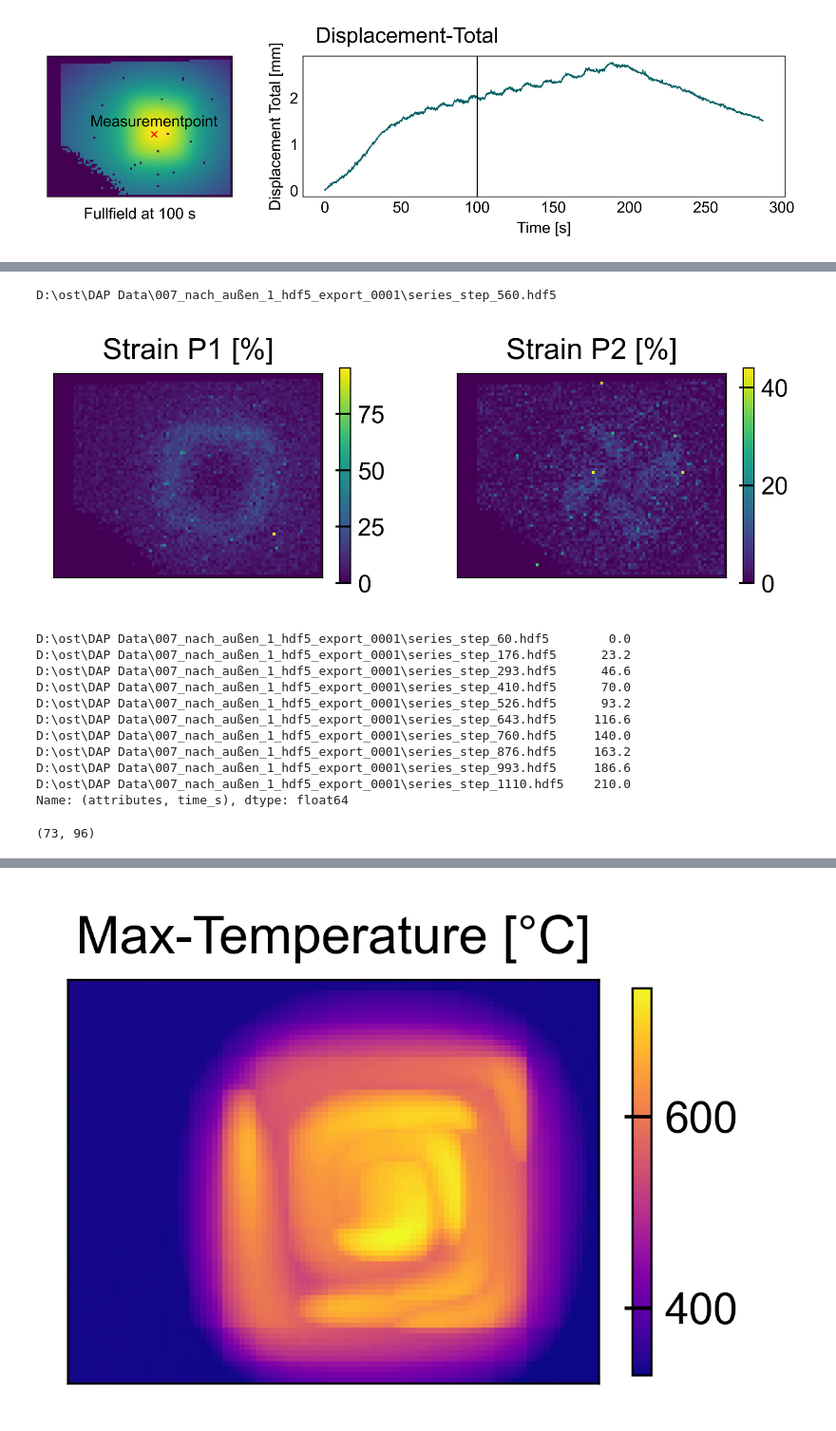
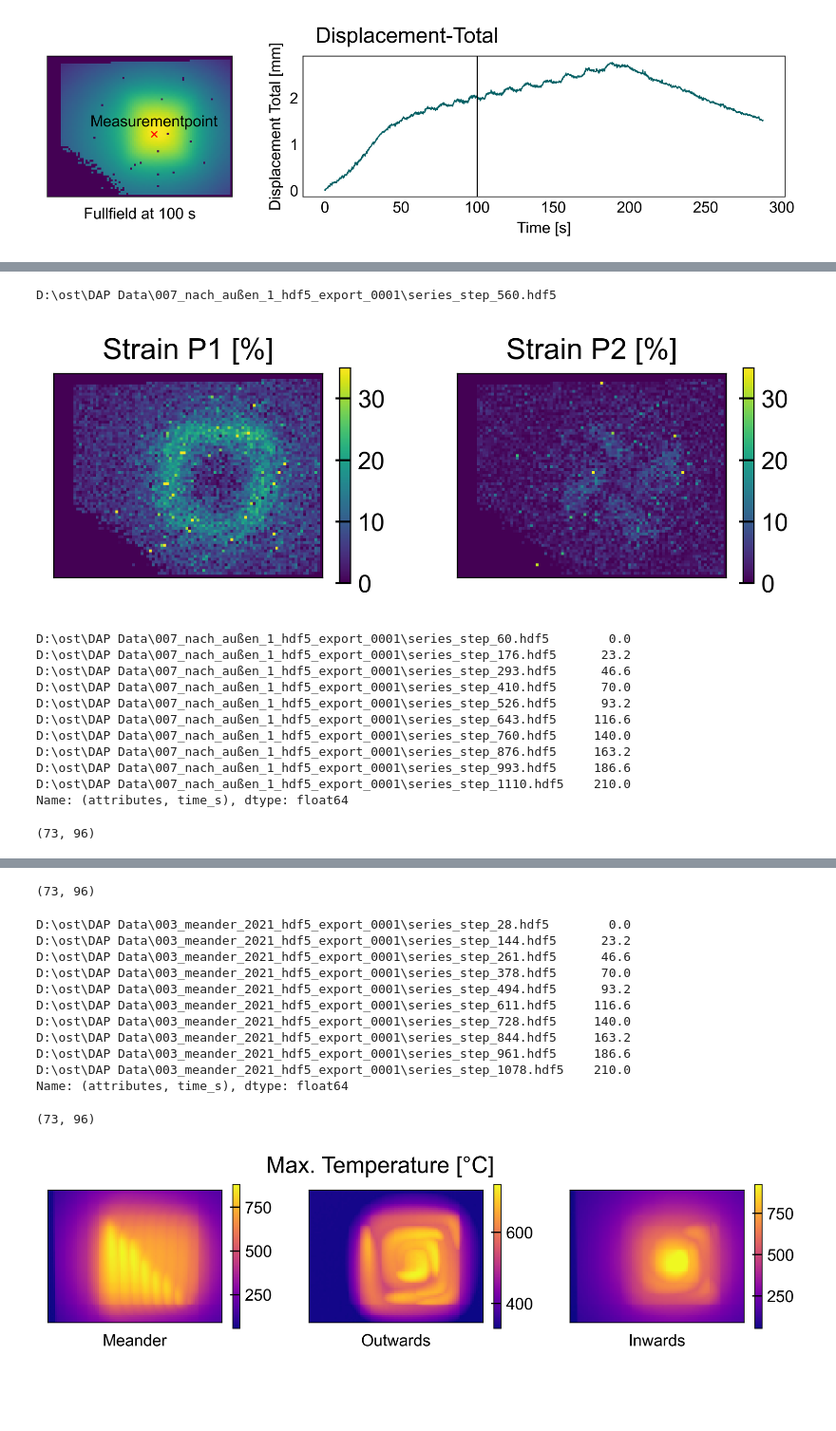
Before and after one commit to KMDE-10/DESY, a Jupyter notebook: src/DIC-TEMP-Sync/DIC-Temp-analysis.ipynb, the cells around one changed output, grey strips where cells are left out. Shown at 95% size. Drawn from its saved outputs; the diff is of its cells as text; code cells hidden in the pictures; blank space fills up the shorter version.

Commit message:
created_plots_for Paper

```diff
--- a/src/DIC-TEMP-Sync/DIC-Temp-analysis.ipynb
+++ b/src/DIC-TEMP-Sync/DIC-Temp-analysis.ipynb
@@ -211,8 +218,8 @@ ax[0].set_title('Strain P1 [%]')
 ax[1].set_title('Strain P2 [%]')
 
 
-x=ax[0].imshow(np.absolute(xaal.loc[ind,('strains','strain_p1')]))
-y=ax[1].imshow(np.absolute(xaal.loc[ind,('strains','strain_p2')]))
+x=ax[0].imshow(np.absolute(xaal.loc[ind,('strains','strain_p1')]),vmin=0,vmax=35)
+y=ax[1].imshow(np.absolute(xaal.loc[ind,('strains','strain_p2')]),vmin=0,vmax=35)
 
 cbx=plt.colorbar(x,ax=ax[0],shrink=0.70)
 cby=plt.colorbar(y,ax=ax[1],shrink=0.70)
@@ -222,7 +229,7 @@ plt.show()
 fig.savefig('M:\\Öff gef Forschung\\Projekte\\SFB 1120 Präzision\\Bearbeiterordner\\A2\Veröffentlichungen\\grafiken\\strainp1p2.png',dpi=700)
 # %% [output]
 D:\ost\DAP Data\007_nach_außen_1_hdf5_export_0001\series_step_560.hdf5
-[figure, old version]
+[figure, new version]
 # %%
 
 ind190=xaal.loc[xaal[('attributes','time_s')]==210,:].index[0]
@@ -238,16 +245,57 @@ for col in df.columns:
     df[col]=np.ndarray.flatten(xaal.loc[xaal.index[col],('attributes','ravi_cropped')])
 df['max']=df.max(axis=1)
 print(shp)
-arr=df['max'].values.reshape(shp)
+arrA=df['max'].values.reshape(shp)
 
-fig,ax=plt.subplots(ncols=1,figsize=(6/cm,5/cm))
-ax.set_xticklabels([])
-ax.set_yticklabels([])
-ax.set_title('Max-Temperature [°C]')
-x=ax.imshow(arr,cmap='plasma')
-plt.colorbar(x,shrink=0.7)
+display(xial.loc[xial.index[steps],('attributes','time_s')])
+df=pd.DataFrame(columns=steps)
+shp=xial.loc[xial.index[0],('attributes','ravi_cropped')].shape
+for col in df.columns:
+    """plt.matshow(xial.loc[xial.index[col],('attributes','ravi_cropped')])
+    plt.colorbar()"""
+
+    df[col]=np.ndarray.flatten(xial.loc[xial.index[col],('attributes','ravi_cropped')])
+df['max']=df.max(axis=1)
+print(shp)
+arrI=df['max'].values.reshape(shp)
+
+display(xmal.loc[xmal.index[steps],('attributes','time_s')])
+df=pd.DataFrame(columns=steps)
+shp=xmal.loc[xmal.index[0],('attributes','ravi_cropped')].shape
+for col in df.columns:
+    """plt.matshow(xmal.loc[xmal.index[col],('attributes','ravi_cropped')])
+    plt.colorbar()"""
+
+    df[col]=np.ndarray.flatten(xmal.loc[xmal.index[col],('attributes','ravi_cropped')])
+df['max']=df.max(axis=1)
+print(shp)
+arrM=df['max'].values.reshape(shp)
+
+fig,ax=plt.subplots(ncols=3,figsize=(18/cm,5/cm))
+
+ax[0].set_xticklabels([])
+ax[0].set_yticklabels([])
+ax[1].set_xticklabels([])
+ax[1].set_yticklabels([])
+ax[2].set_xticklabels([])
+ax[2].set_yticklabels([])
+ax[0].set_xlabel('Meander')
+ax[1].set_xlabel('Outwards')
+ax[2].set_xlabel('Inwards')
+fig.suptitle('Max. Temperature [°C]',fontsize=14)
+"""ax[0].set_title('Displacement X [mm]')
+ax[1].set_title('Displacement Y [mm]')
+ax[2].set_title('Displacement Z [mm]')"""
+x=ax[0].imshow(arrM,cmap='plasma')
+y=ax[1].imshow(arrA,cmap='plasma')
+z=ax[2].imshow(arrI,cmap='plasma')
+cbx=plt.colorbar(x,ax=ax[0],shrink=0.70)
+cby=plt.colorbar(y,ax=ax[1],shrink=0.70)
+cbz=plt.colorbar(z,ax=ax[2],shrink=0.70)
+
 plt.show()
-fig.savefig('M:\\Öff gef Forschung\\Projekte\\SFB 1120 Präzision\\Bearbeiterordner\\A2\Veröffentlichungen\\grafiken\\multtimetempmax0-23-46-70-93-116-140-163-186-210.png',dpi=700)
+plt.show()
+fig.savefig('M:\\Öff gef Forschung\\Projekte\\SFB 1120 Präzision\\Bearbeiterordner\\A2\Veröffentlichungen\\grafiken\\multtimetempmax0-23-46-70-93-116-140-163-186-210_all.png',dpi=700)
 # %% [output]
 D:\ost\DAP Data\007_nach_außen_1_hdf5_export_0001\series_step_60.hdf5        0.0
 D:\ost\DAP Data\007_nach_außen_1_hdf5_export_0001\series_step_176.hdf5      23.2
@@ -264,4 +323,17 @@ Name: (attributes, time_s), dtype: float64
+(73, 96)
+D:\ost\DAP Data\003_meander_2021_hdf5_export_0001\series_step_28.hdf5        0.0
+D:\ost\DAP Data\003_meander_2021_hdf5_export_0001\series_step_144.hdf5      23.2
+D:\ost\DAP Data\003_meander_2021_hdf5_export_0001\series_step_261.hdf5      46.6
+D:\ost\DAP Data\003_meander_2021_hdf5_export_0001\series_step_378.hdf5      70.0
+D:\ost\DAP Data\003_meander_2021_hdf5_export_0001\series_step_494.hdf5      93.2
+D:\ost\DAP Data\003_meander_2021_hdf5_export_0001\series_step_611.hdf5     116.6
+D:\ost\DAP Data\003_meander_2021_hdf5_export_0001\series_step_728.hdf5     140.0
+D:\ost\DAP Data\003_meander_2021_hdf5_export_0001\series_step_844.hdf5     163.2
+D:\ost\DAP Data\003_meander_2021_hdf5_export_0001\series_step_961.hdf5     186.6
+D:\ost\DAP Data\003_meander_2021_hdf5_export_0001\series_step_1078.hdf5    210.0
+Name: (attributes, time_s), dtype: float64
+(73, 96)
-[figure, old version]
+[figure, new version]
 # %%
 df=xmal
 fig, axd = plt.subplot_mosaic([['dic1', 'dic2','dic3'],
```
Also changed, not shown: parts of 6 cells of this notebook, 1 other file.
